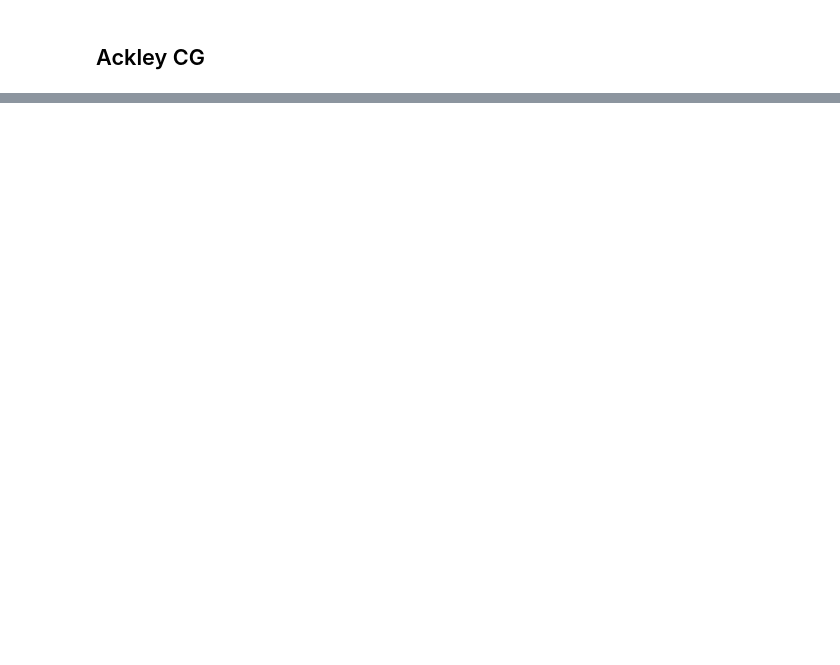
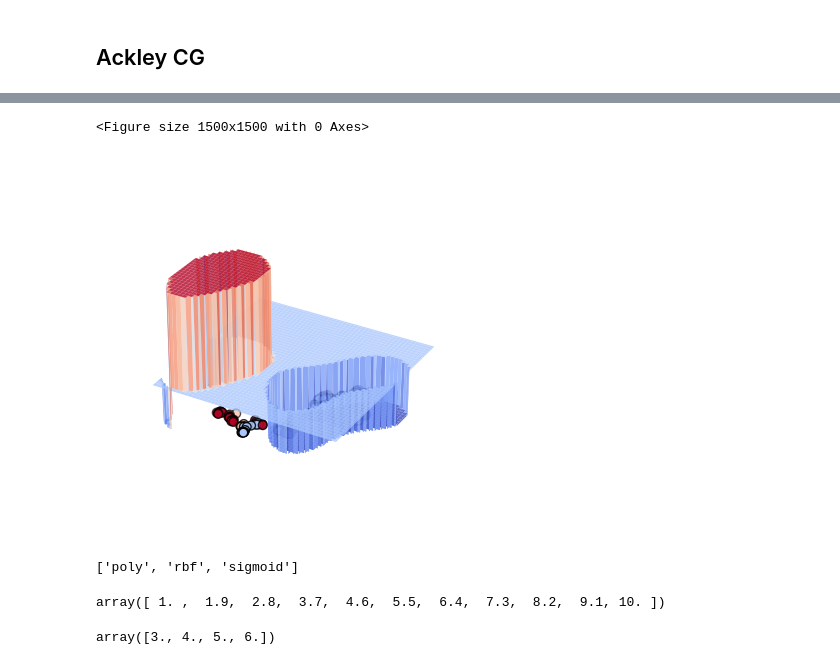
Before and after one commit to Metaraddin/m1_isit, a Jupyter notebook: PR_9-10/main.ipynb, the cells around one changed output, grey strips where cells are left out. Drawn from its saved outputs; the diff is of its cells as text; code cells hidden in the pictures; blank space fills up the shorter version.

```diff
--- a/PR_9-10/main.ipynb
+++ b/PR_9-10/main.ipynb
@@ -303,0 +506,5 @@ Time: 0.01699519157409668
+# %%
+plot_results(features, targets, best_svc, figsize=(13, 13), in3d=True)
+# %% [output]
+<Figure size 1500x1500 with 0 Axes>
+[figure, added]
@@ -303,0 +520,12 @@ Time: 0.01699519157409668
+# %%
+['poly', 'rbf', 'sigmoid']
+# %% [output]
+['poly', 'rbf', 'sigmoid']
+# %%
+np.linspace(1, 10, 11)
+# %% [output]
+array([ 1. ,  1.9,  2.8,  3.7,  4.6,  5.5,  6.4,  7.3,  8.2,  9.1, 10. ])
+# %%
+np.linspace(3, 6, 4)
+# %% [output]
+array([3., 4., 5., 6.])
```
Also changed, not shown: parts of 55 cells of this notebook, 1 other file.
